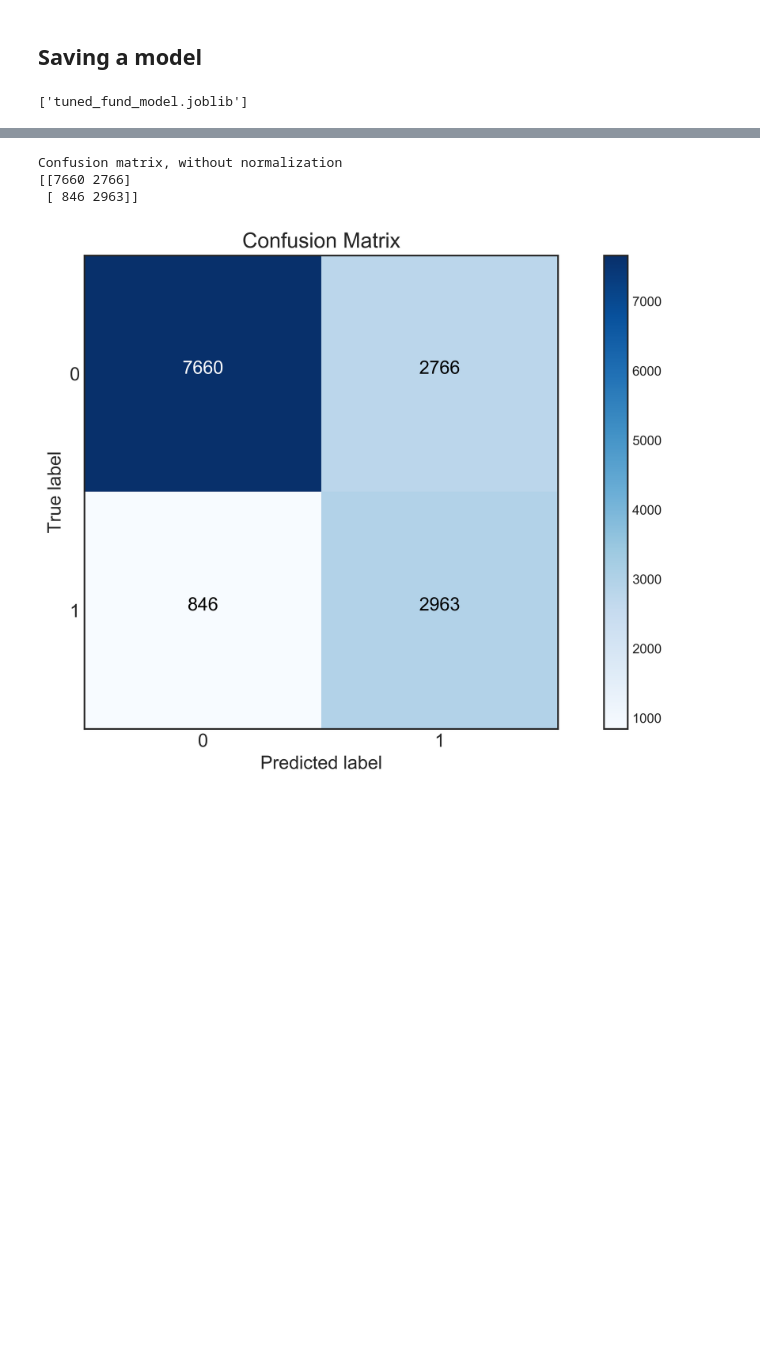
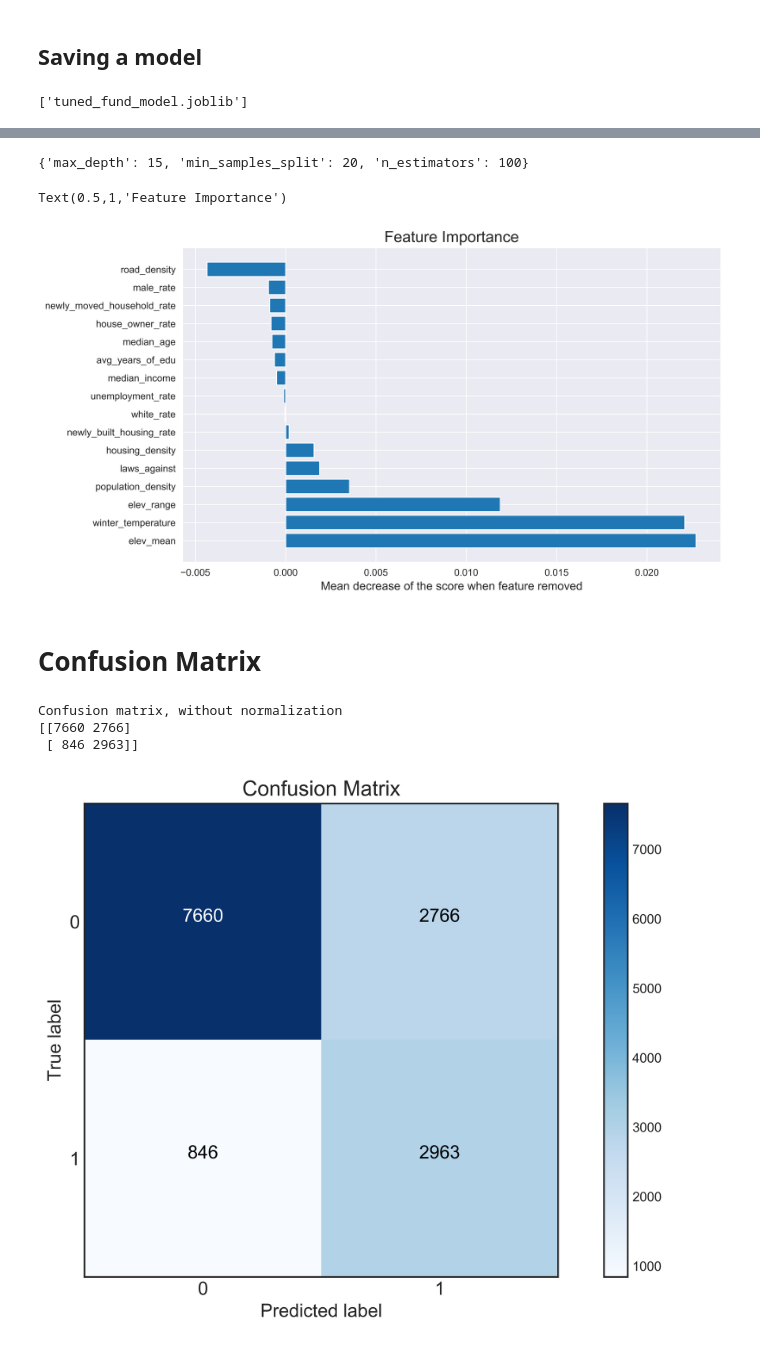
Before and after one commit to fccdsicapstone/data-exploration, a Jupyter notebook: fund_prediction_model.ipynb, the cells around one changed output, grey strips where cells are left out. Drawn from its saved outputs; the diff is of its cells as text; code cells hidden in the pictures; blank space fills up the shorter version.

```diff
--- a/fund_prediction_model.ipynb
+++ b/fund_prediction_model.ipynb
@@ -204,3 +218,26 @@ Text(0.5,1,'Feature Importance')
+# %%
+print (grid_search_balanced.best_params_)
+
+coefficients = pd.DataFrame(list(zip(X.columns, perm.feature_importances_))
+                            , columns=['feature', 'feature_importance'])
+coefficients_sort = coefficients.sort_values('feature_importance', ascending=False).reset_index(drop=True)
+# %% [output]
+{'max_depth': 15, 'min_samples_split': 20, 'n_estimators': 100}
+# %%
+import seaborn as sns
+# Set Seaborn Theme
+sns.set_style('darkgrid')
+
+fig = plt.figure(1, figsize=(10, 6), dpi=600)
+plt.barh(coefficients_sort.index, coefficients_sort['feature_importance'].values)
+plt.yticks(range(len(coefficients_sort)),coefficients_sort['feature'].values)
+plt.xlabel('Mean decrease of the score when feature removed', fontsize=12)
+plt.title('Feature Importance', fontsize=16)
+# %% [output]
+Text(0.5,1,'Feature Importance')
+[figure, added]
+# %% [markdown]
+# Confusion Matrix
 # %%
 from sklearn.metrics import confusion_matrix
 CM_balanced = confusion_matrix(y_test, grid_search_balanced.predict(X_test))
```
Also changed, not shown: parts of 9 cells of this notebook.
